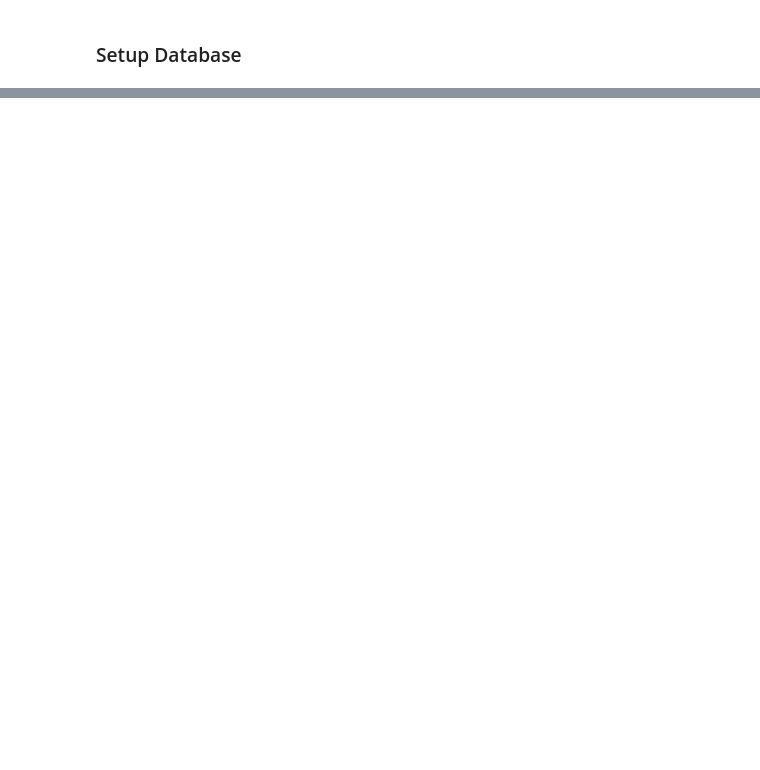
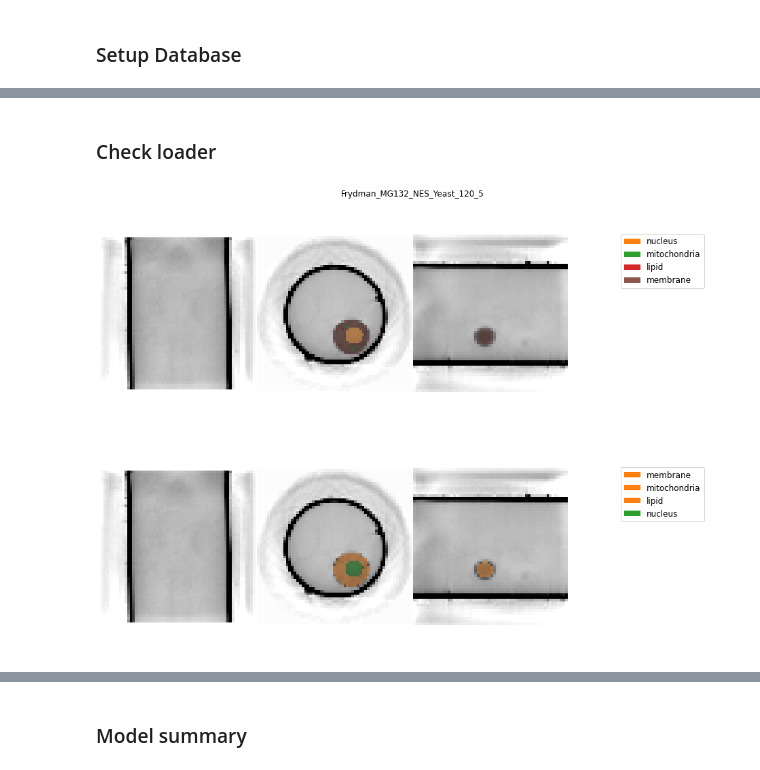
Before and after one commit to ncxt/ncxt_sxtcnn, a Jupyter notebook: example_3dunet.ipynb, the cells around one changed output, grey strips where cells are left out. Drawn from its saved outputs; the diff is of its cells as text; code cells hidden in the pictures; blank space fills up the shorter version.

```diff
--- a/example_3dunet.ipynb
+++ b/example_3dunet.ipynb
@@ -96,0 +96,7 @@ instance.show_training_data()
+# %% [markdown]
+### Check loader
+# %%
+pipe.check_loader(0)
+# %% [output]
+[figure, added]
+[figure, added]
@@ -96,0 +104,2 @@ instance.show_training_data()
+# %% [markdown]
+### Model summary
```
Also changed, not shown: parts of 17 cells of this notebook, 4 other files.
